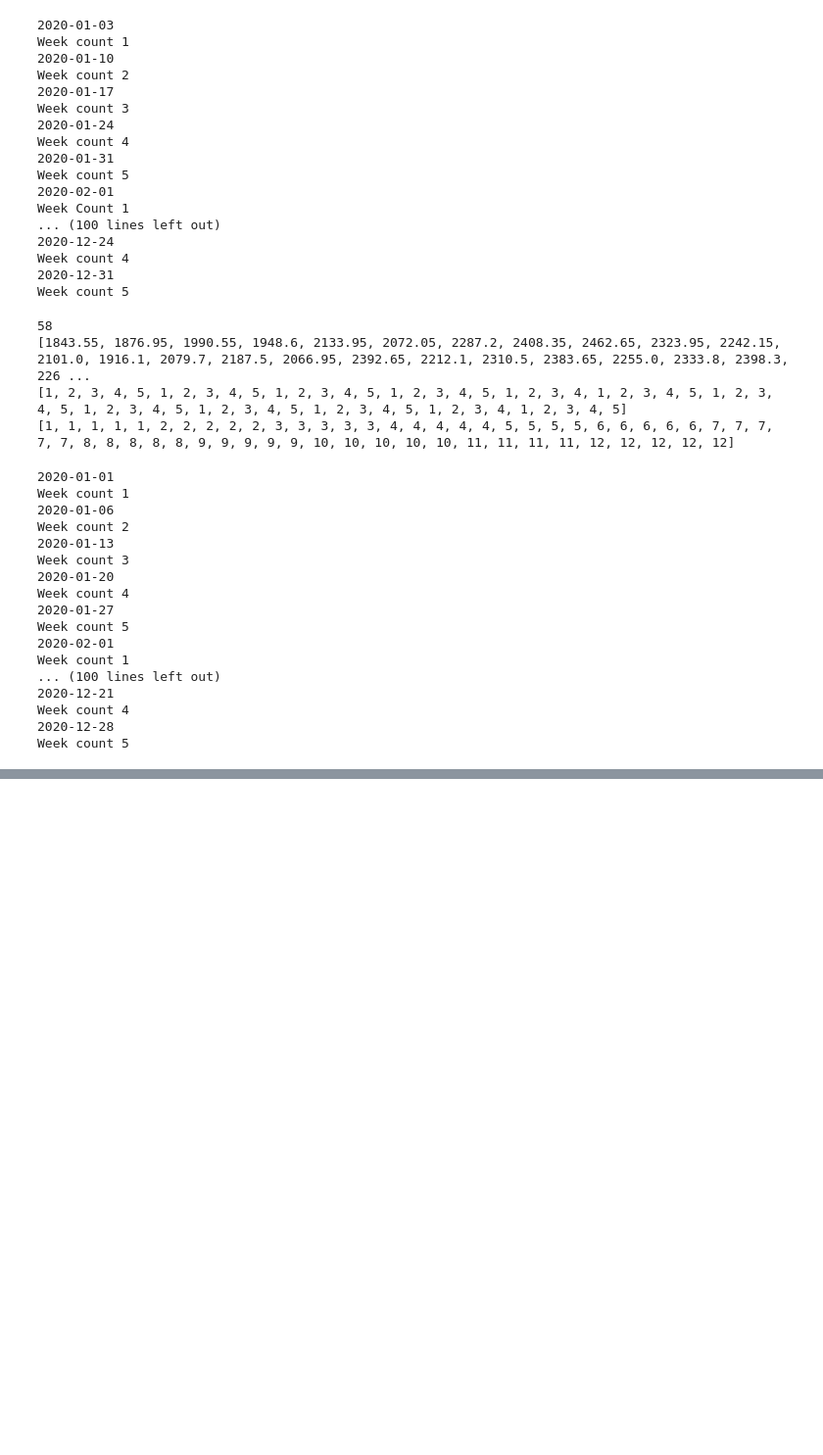
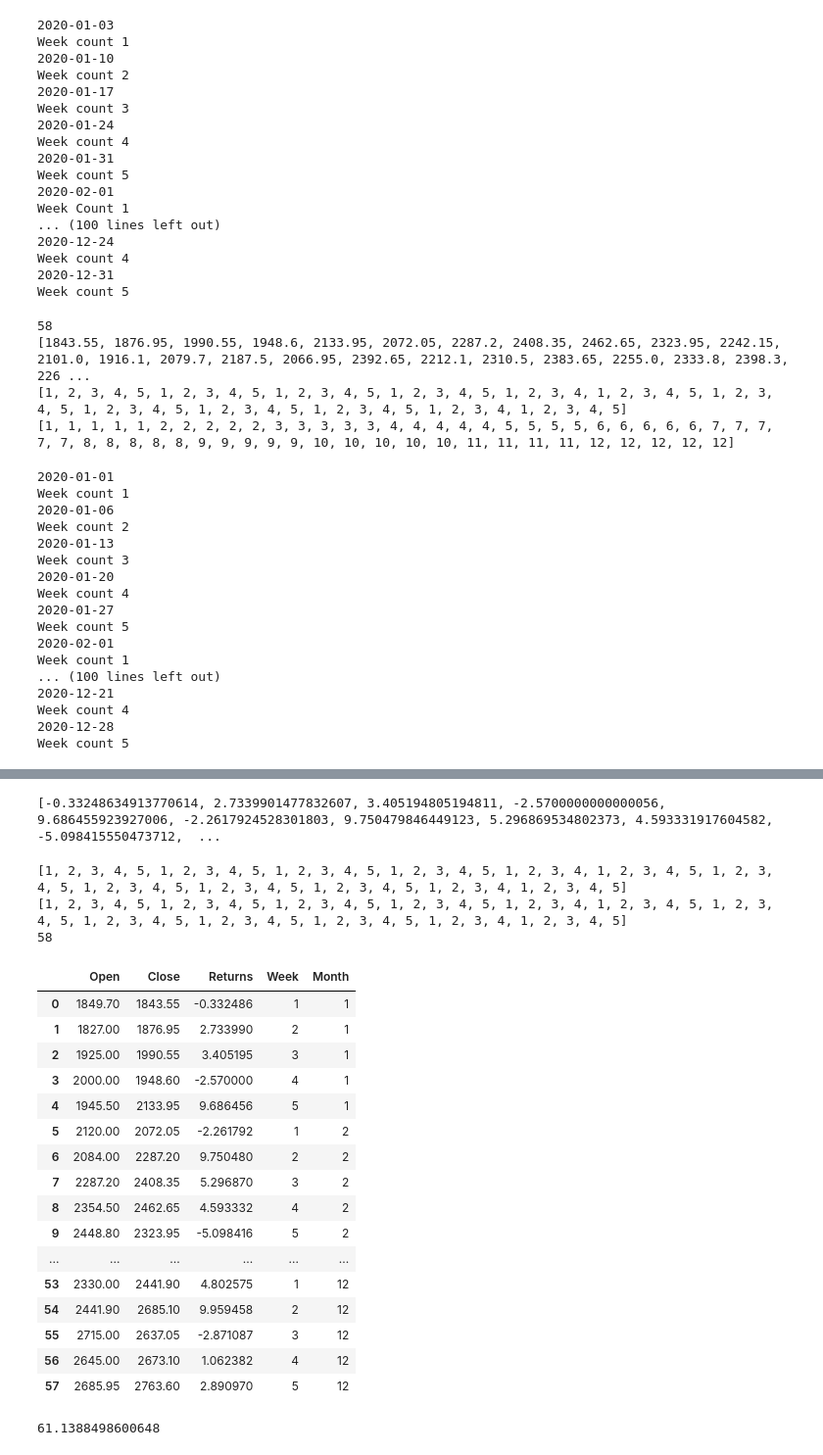
Before and after one commit to Vishu1910/SwanCapital, a Jupyter notebook: Python/Assignment 4/Assignment 4.ipynb, the cells around one changed output, grey strips where cells are left out. Shown at 98% size. Drawn from its saved outputs; the diff is of its cells as text; code cells hidden in the pictures; blank space fills up the shorter version.

```diff
--- a/Python/Assignment 4/Assignment 4.ipynb
+++ b/Python/Assignment 4/Assignment 4.ipynb
@@ -83,7 +83,7 @@ while(k<=len(df)):
             if(df.loc[i,'Month']==12):
                 if(df.loc[i,'Date/Time'].weekday()==4 or i==251):
                     print(df.loc[i,'Date/Time'])
-                    close.append(df.loc[i,'Open'])
+                    close.append(df.loc[i,'Close'])
                     week_count+=1
                     c_month.append(df.loc[i,'Month'])
                     c_week.append(week_count)
@@ -218,6 +207,0 @@ print(o_month)
-# %%
-roc = []
-for i in range(len(close)):
-    close[i]-open1[i]
-    roc.append(close[i]-open1[i])
-print(roc)
@@ -272,0 +218,39 @@ Month
+# %%
+roc = []
+for i in range(len(close)):
+    close[i]-open1[i]
+    roc.append(((close[i]/open1[i])-1)*100)
+print(roc)
+# %% [output]
+[-0.33248634913770614, 2.7339901477832607, 3.405194805194811, -2.5700000000000056, 9.686455923927006, -2.2617924528301803, 9.750479846449123, 5.296869534802373, 4.593331917604582, -5.098415550473712,  ...
+# %%
+print(c_week)
+print(o_week)
+print(len(c_week))
+# %% [output]
+[1, 2, 3, 4, 5, 1, 2, 3, 4, 5, 1, 2, 3, 4, 5, 1, 2, 3, 4, 5, 1, 2, 3, 4, 1, 2, 3, 4, 5, 1, 2, 3, 4, 5, 1, 2, 3, 4, 5, 1, 2, 3, 4, 5, 1, 2, 3, 4, 5, 1, 2, 3, 4, 1, 2, 3, 4, 5]
+[1, 2, 3, 4, 5, 1, 2, 3, 4, 5, 1, 2, 3, 4, 5, 1, 2, 3, 4, 5, 1, 2, 3, 4, 1, 2, 3, 4, 5, 1, 2, 3, 4, 5, 1, 2, 3, 4, 5, 1, 2, 3, 4, 5, 1, 2, 3, 4, 5, 1, 2, 3, 4, 1, 2, 3, 4, 5]
+58
+# %%
+Weekly = pd.DataFrame(list(zip(open1,close,roc,o_week,o_month)),columns=['Open','Close','Returns','Week','Month'])
+display(Weekly)
+display(Weekly['Returns'].sum())
+# %% [output]
+|  | Open | Close | Returns | Week | Month |
+| 0 | 1849.70 | 1843.55 | -0.332486 | 1 | 1 |
+| 1 | 1827.00 | 1876.95 | 2.733990 | 2 | 1 |
+| 2 | 1925.00 | 1990.55 | 3.405195 | 3 | 1 |
+| 3 | 2000.00 | 1948.60 | -2.570000 | 4 | 1 |
+| 4 | 1945.50 | 2133.95 | 9.686456 | 5 | 1 |
+| 5 | 2120.00 | 2072.05 | -2.261792 | 1 | 2 |
+| 6 | 2084.00 | 2287.20 | 9.750480 | 2 | 2 |
+| 7 | 2287.20 | 2408.35 | 5.296870 | 3 | 2 |
+| 8 | 2354.50 | 2462.65 | 4.593332 | 4 | 2 |
+| 9 | 2448.80 | 2323.95 | -5.098416 | 5 | 2 |
+| ... | ... | ... | ... | ... | ... |
+| 53 | 2330.00 | 2441.90 | 4.802575 | 1 | 12 |
+| 54 | 2441.90 | 2685.10 | 9.959458 | 2 | 12 |
+| 55 | 2715.00 | 2637.05 | -2.871087 | 3 | 12 |
+| 56 | 2645.00 | 2673.10 | 1.062382 | 4 | 12 |
+| 57 | 2685.95 | 2763.60 | 2.890970 | 5 | 12 |
+61.1388498600648
```
Also changed, not shown: parts of 7 cells of this notebook.
